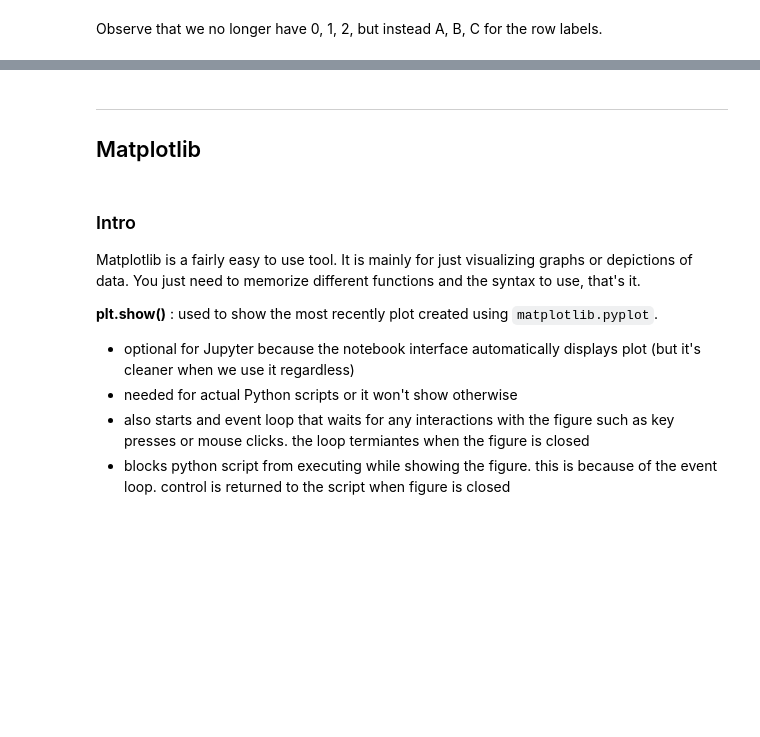
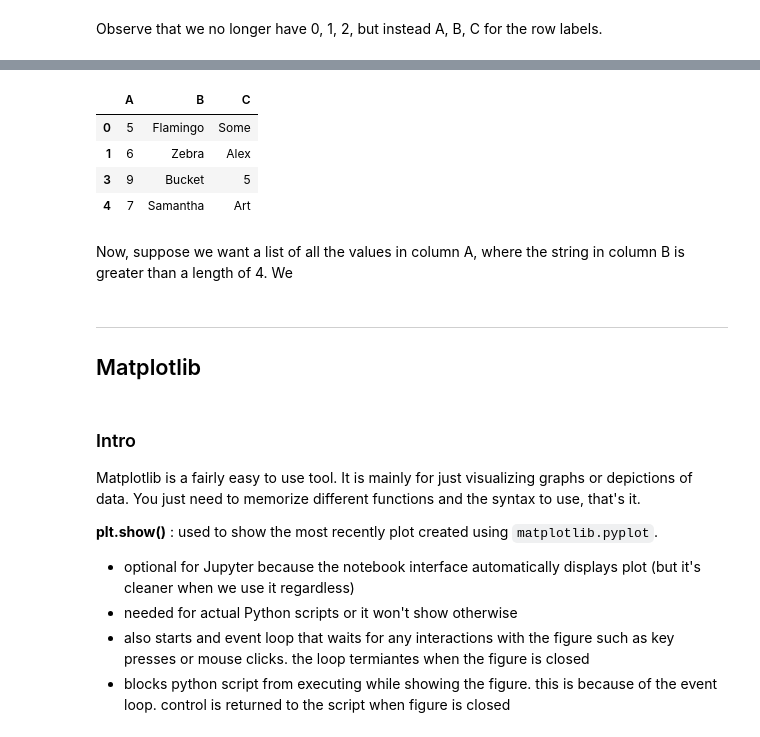
Before and after one commit to mrdandelion6/Learn-to-Code, a Jupyter notebook: python/data_analysis.ipynb, the cells around one changed output, grey strips where cells are left out. Saved outputs shown, nothing was run; the diff lists cells and outputs as text; code cells hidden in the pictures; blank space fills up the shorter version.

```diff
--- a/python/data_analysis.ipynb
+++ b/python/data_analysis.ipynb
@@ -106,0 +168,10 @@ Observe that we no longer have 0, 1, 2, but instead A, B, C for the row labels.
+# %%
+df[df['B'].str.len() > 4] # returns a new filtered dataframe
+# %% [output]
+|  | A | B | C |
+| 0 | 5 | Flamingo | Some |
+| 1 | 6 | Zebra | Alex |
+| 3 | 9 | Bucket | 5 |
+| 4 | 7 | Samantha | Art |
+# %% [markdown]
+Now, suppose we want a list of all the values in column A, where the string in column B is greater than a length of 4. We
```
Also changed, not shown: parts of 18 cells of this notebook, 2 other files.
